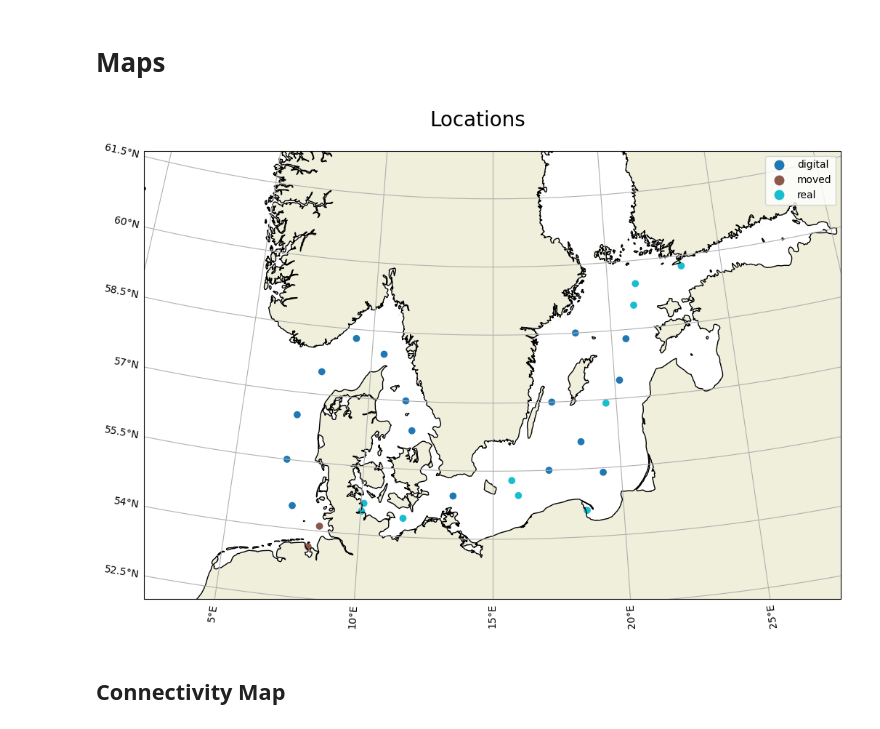
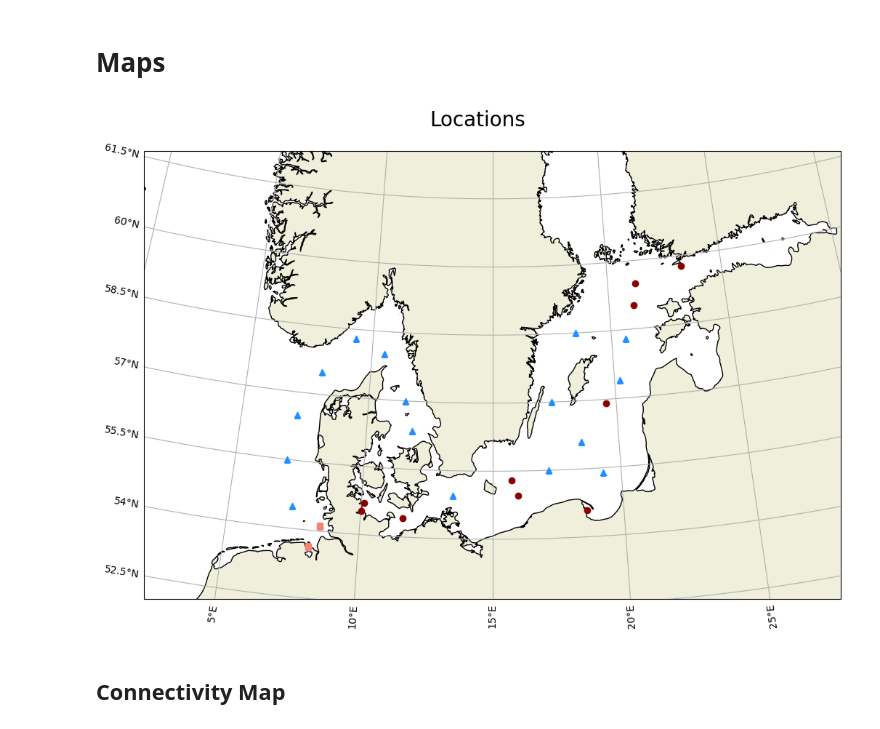
Before and after one commit to geomar-od-lagrange/2025_copepods, a Jupyter notebook: notebooks/SiteComparisonVoronoi.ipynb, the cells around one changed output. Drawn from its saved outputs; the diff is of its cells as text; code cells hidden in the pictures.

```diff
--- a/notebooks/SiteComparisonVoronoi.ipynb
+++ b/notebooks/SiteComparisonVoronoi.ipynb
@@ -425,15 +240,30 @@ for m in np.arange(6,11):
 # %% [markdown]
 # Maps
+# %%
+gdf_sample_points = gdf_sample_points.to_crs(map_projection)
 # %%
 fig = plt.figure(figsize=mapsize)
 fig.suptitle("Locations", size=suptitle_size, y=0.95)
 ax_map = fig.add_subplot(projection=map_projection)
 basemap(ax_map)
 # Add the red dots for the non sampled points
-gdf_sample_points.to_crs(map_projection).plot(ax=ax_map,column="SampleKind", legend=True)
+marker_style = dict()
+# gdf_sample_points.to_crs(map_projection).plot(ax=ax_map, column="SampleKind", legend=True,)
+lat = gdf_sample_points.to_crs(map_projection).geometry.y
+lon = gdf_sample_points.to_crs(map_projection).geometry.x
+# ax_map.scatter(lon, lat, marker=)
+for a in gdf_sample_points.index:
+    lon = gdf_sample_points.geometry.x[a]
+    lat = gdf_sample_points.geometry.y[a]
+    kind = gdf_sample_points.SampleKind[a]
+    marker = dict(real="o", digital="^", moved="s")[kind]
+    color = dict(real="darkred", digital="dodgerblue", moved="salmon")[kind]
+    ax_map.scatter(lon, lat, marker=marker, color=color, zorder=5,)
+# gdf_sample_points.to_crs(map_projection).plot(ax=ax_map, column="SampleKind", legend=True,)
+
 # plt.savefig(Path(figure_outpath, "EmptyMap.png"), format="png")
 plt.show()
 # %% [output]
-[figure, old version]
+[figure, new version]
 # %% [markdown]
 ## Connectivity Map
```
Also changed, not shown: parts of 18 cells of this notebook.
